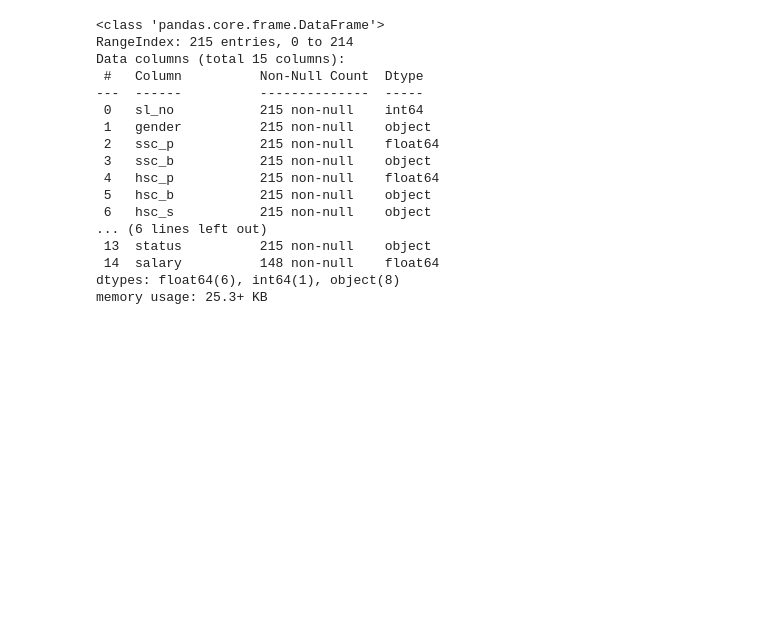
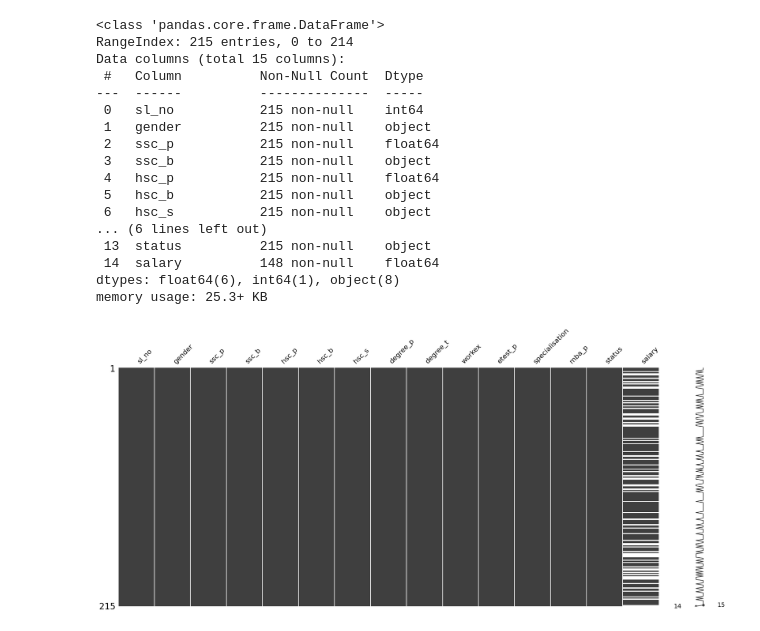
Before and after one commit to edupmon/fiap, a Jupyter notebook: pos-tech/data-analytics/fase-2/02-machine-learning-avancado/aula-2/knn-svm.ipynb, the cells around one changed output. Cells and saved outputs as stored; diff of their text form; code cells hidden in the pictures; blank space fills up the shorter version.

```diff
--- a/pos-tech/data-analytics/fase-2/02-machine-learning-avancado/aula-2/knn-svm.ipynb
+++ b/pos-tech/data-analytics/fase-2/02-machine-learning-avancado/aula-2/knn-svm.ipynb
@@ -51,3 +54,8 @@ Data columns (total 15 columns):
  14  salary          148 non-null    float64
 dtypes: float64(6), int64(1), object(8)
 memory usage: 25.3+ KB
+# %%
+msno.matrix(df)
+plt.show()
+# %% [output]
+[figure, added]
```
Also changed, not shown: parts of 11 cells of this notebook.
